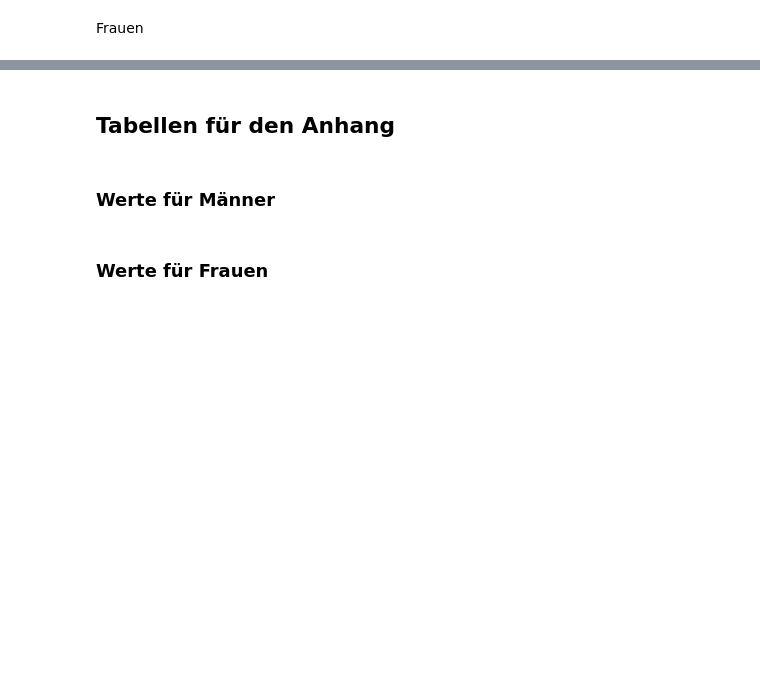
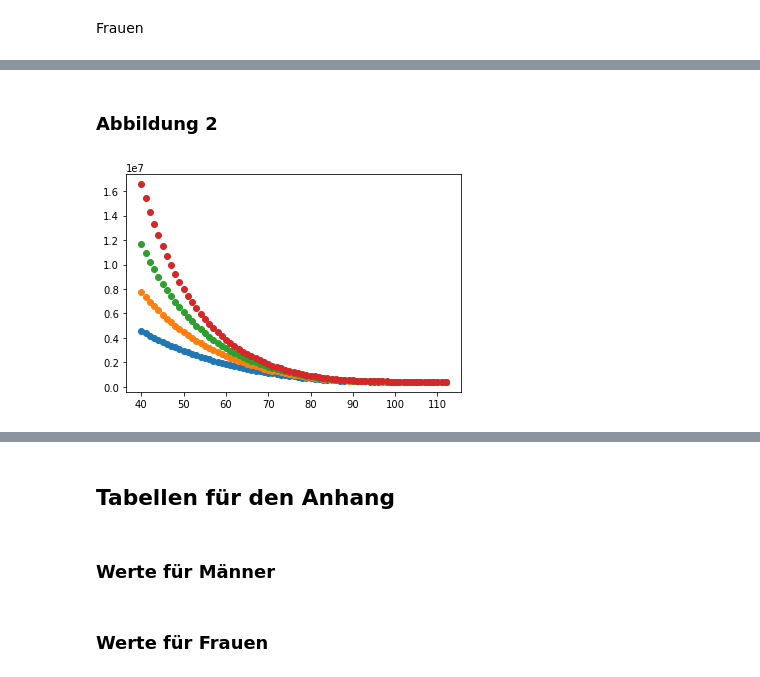
Before and after one commit to johannes-lorenz/Effective_Inheritance_Tax_Allowance, a Jupyter notebook: 1_code/calc_probs_general.ipynb, the cells around one changed output, grey strips where cells are left out. Drawn from its saved outputs; the diff is of its cells as text; code cells hidden in the pictures; blank space fills up the shorter version.

```diff
--- a/1_code/calc_probs_general.ipynb
+++ b/1_code/calc_probs_general.ipynb
@@ -271,0 +268,25 @@ present_value_delay_female(50,10,400000,0,0.035,5)
+# %% [markdown]
+### Abbildung 2
+# %%
+x = []
+for alter in range(40, 113):
+    x.append(alter)
+y1 = []
+for alter in x:
+    y1.append(present_value_male(alter, 10, 400000, 0, 0.035))
+y2 = []
+for alter in x:
+    y2.append(present_value_male(alter, 10, 400000, 0, 0.052))
+y3 = []
+for alter in x:
+    y3.append(present_value_male(alter, 10, 400000, 0, 0.064))
+y4 = []
+for alter in x:
+    y4.append(present_value_male(alter, 10, 400000, 0, 0.074))
+plt.scatter(x, y1)
+plt.scatter(x, y2)
+plt.scatter(x, y3)
+plt.scatter(x, y4)
+plt.show()
+# %% [output]
+[figure, added]
```
Also changed, not shown: parts of 20 cells of this notebook, 8 other files.
